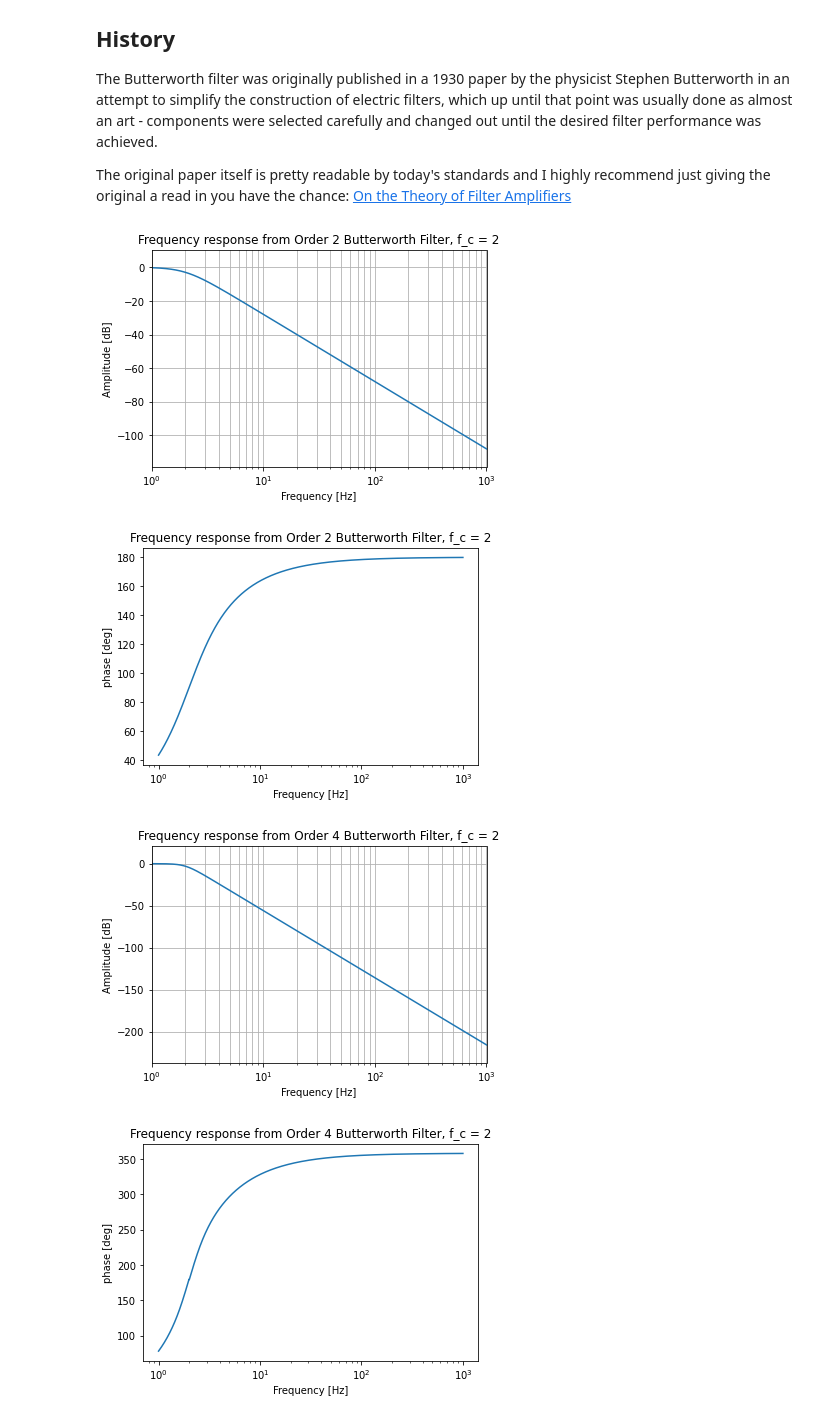
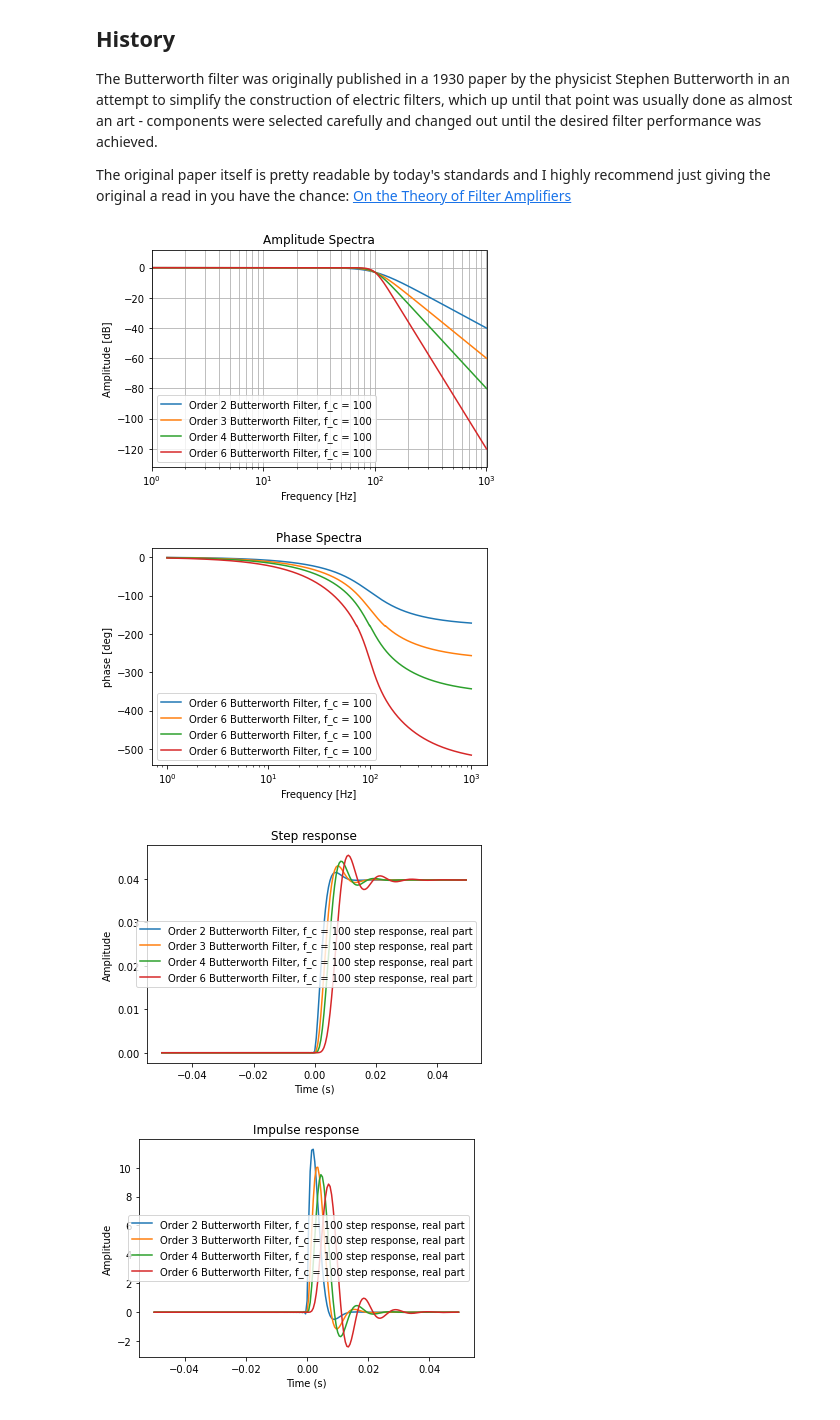
Before and after one commit to asmull/SignalProcessing, a Jupyter notebook: Butterworth.ipynb, the cells around one changed output. Drawn from its saved outputs; the diff is of its cells as text; code cells hidden in the pictures.

Commit message:
General Rational Filters with Step Responses

```diff
--- a/Butterworth.ipynb
+++ b/Butterworth.ipynb
@@ -130,18 +336,19 @@ class ChebyshevFilter(Filter):
 # %%
 # Filter implemented as an FIR
 N = 512  # Number of points in
 m = 4 # Order of filter
-f_c = 2# Desired Cutoff frequency of filter
-f_s = 20 # sampling rate
+f_c = 100# Desired Cutoff frequency of filter
+f_s = 1000 # sampling rate
 
-f = np.linspace(-np.pi*1000, np.pi*1000, N)
 
-b = ButterworthFilter(f_c, 2, FilterTypes.LOWPASS)
-plot_filter(b, 1, 1000, plot_phase=True)
-c = ButterworthFilter(f_c, 4, FilterTypes.LOWPASS)
-plot_filter(c, 1, 1000, plot_phase=True)
+b2 = ButterworthFilter(f_c, 2, FilterTypes.LOWPASS, dc_gain=1)
+b3 = ButterworthFilter(f_c, 3, FilterTypes.LOWPASS, dc_gain=1)
+b4 = ButterworthFilter(f_c, 4, FilterTypes.LOWPASS, dc_gain=1)
+b6 = ButterworthFilter(f_c, 6, FilterTypes.LOWPASS, dc_gain=1)
+plot_filters([b2, b3, b4, b6], 1, 1000, plot_phase=True, plot_impulse=True,
+             step_response=True, plot_time=.05)
 # %% [output]
-[figure, old version]
+[figure, new version]
-[figure, old version]
+[figure, new version]
-[figure, old version]
+[figure, new version]
-[figure, old version]
+[figure, new version]
```
Also changed, not shown: parts of 11 cells of this notebook.
